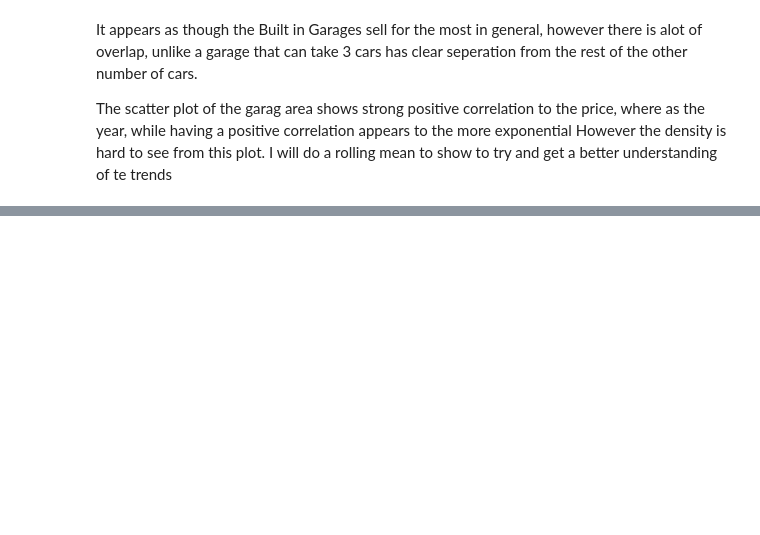
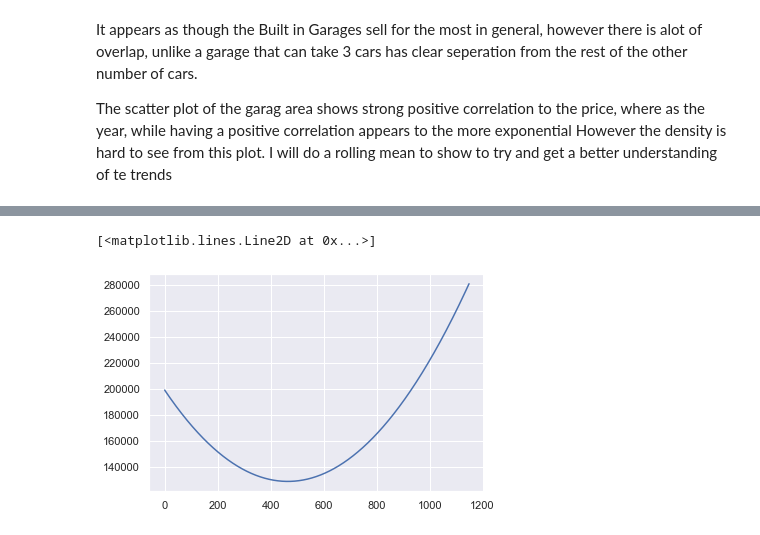
Before and after one commit to bhollands/Iowa-house-prices-advanced-regression, a Jupyter notebook: EDA.ipynb, the cells around one changed output, grey strips where cells are left out. Drawn from its saved outputs; the diff is of its cells as text; code cells hidden in the pictures; blank space fills up the shorter version.

```diff
--- a/EDA.ipynb
+++ b/EDA.ipynb
@@ -233,0 +279,5 @@ plt.scatter(X,pred)
+# %%
+plt.plot(model_plot(model))
+# %% [output]
+[<matplotlib.lines.Line2D at 0x...>]
+[figure, added]
```
Also changed, not shown: parts of 15 cells of this notebook.
